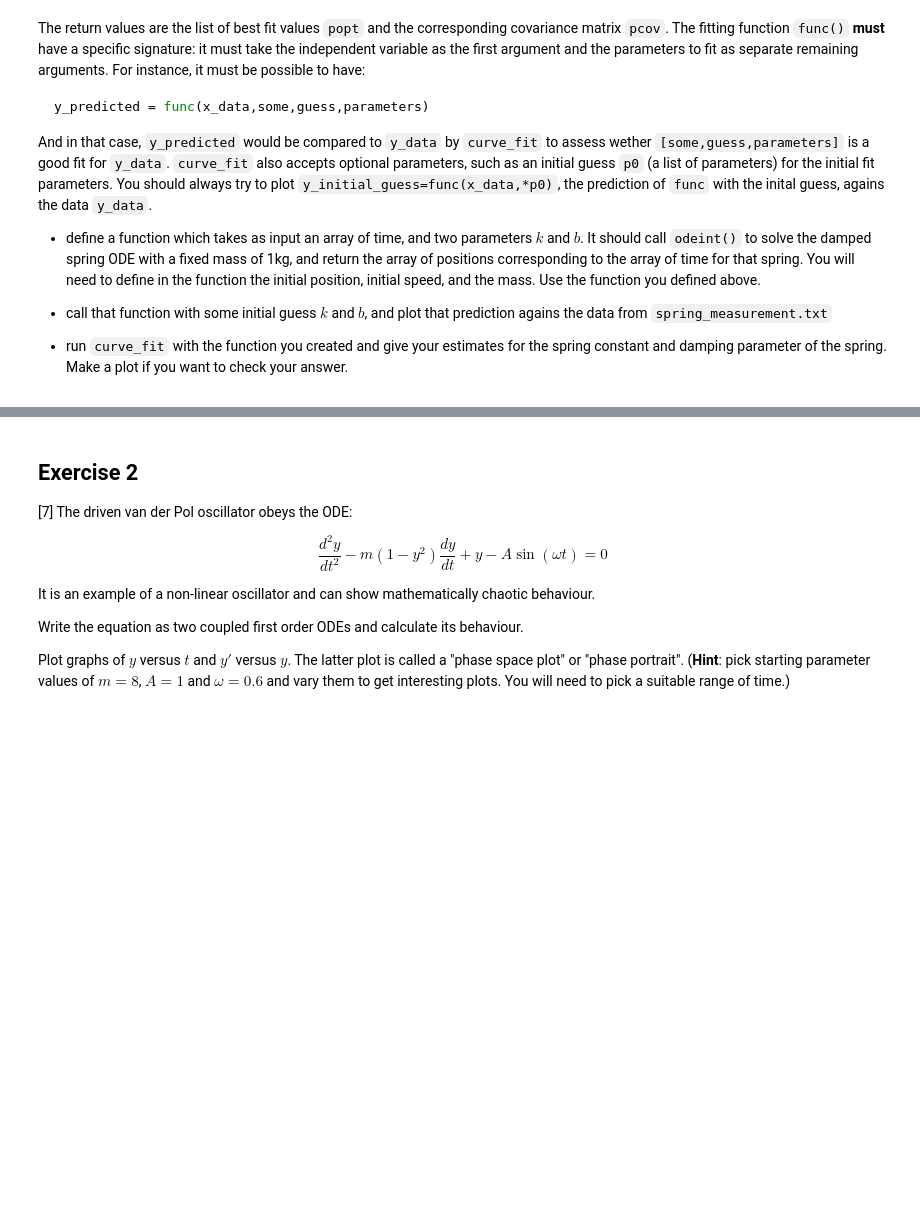
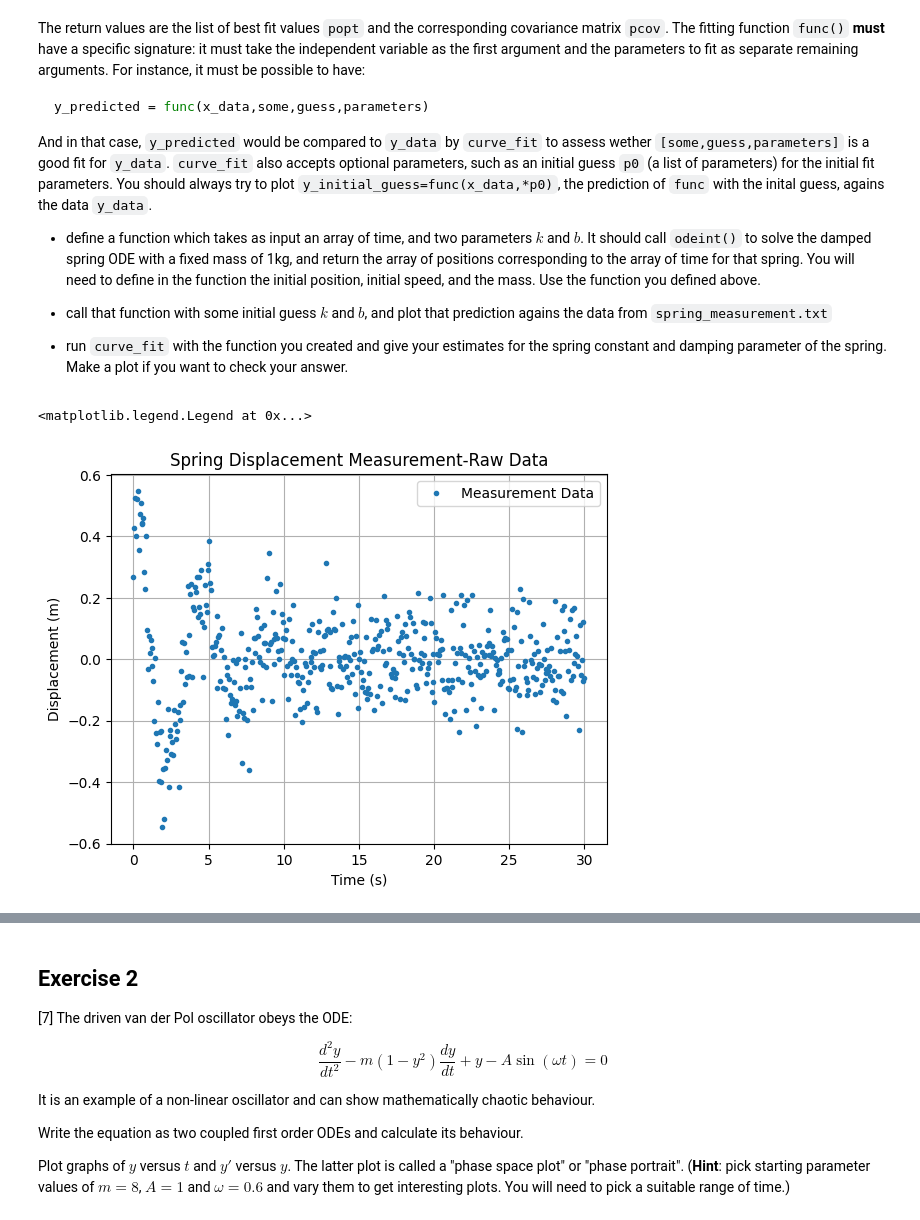
Before and after one commit to PX2145-2025/week-8-b-Morgan-Howard-Reuben, a Jupyter notebook: ODEs.ipynb, the cells around one changed output, grey strips where cells are left out. Cells and saved outputs as stored; diff of their text form; code cells hidden in the pictures; blank space fills up the shorter version.

```diff
--- a/ODEs.ipynb
+++ b/ODEs.ipynb
@@ -280,3 +310,21 @@ And in that case, `y_predicted` would be compared to `y_data` by `curve_fit` to
 - call that function with some initial guess $k$ and $b$, and plot that prediction agains the data from `spring_measurement.txt`
 
 - run `curve_fit` with the function you created and give your estimates for the spring constant and damping parameter of the spring. Make a plot if you want to check your answer.
+# %%
+from scipy.optimize import curve_fit
+
+# load in data
+data = np.loadtxt('https://raw.githubusercontent.com/PX2134/data/master/week8/spring_measurement.txt')
+t_data = data[:,0]
+y_data = data[:,1]
+
+# plot raw data
+plt.plot(t_data, y_data, 'o', label='Measurement Data', markersize=3)
+plt.xlabel('Time (s)')
+plt.ylabel('Displacement (m)')
+plt.title('Spring Displacement Measurement-Raw Data')
+plt.grid()
+plt.legend(loc='best')
+# %% [output]
+<matplotlib.legend.Legend at 0x...>
+[figure, added]
```
Also changed, not shown: parts of 7 cells of this notebook.
